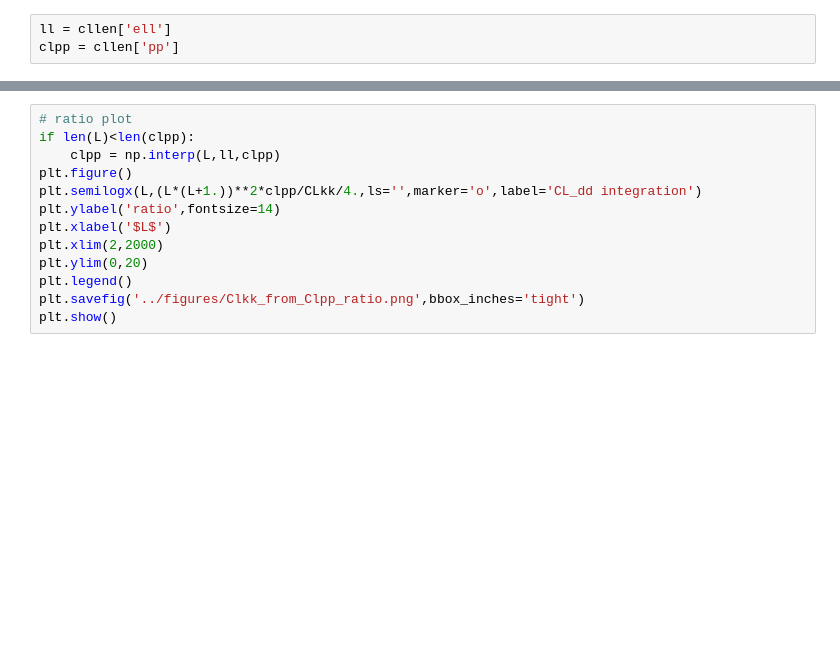
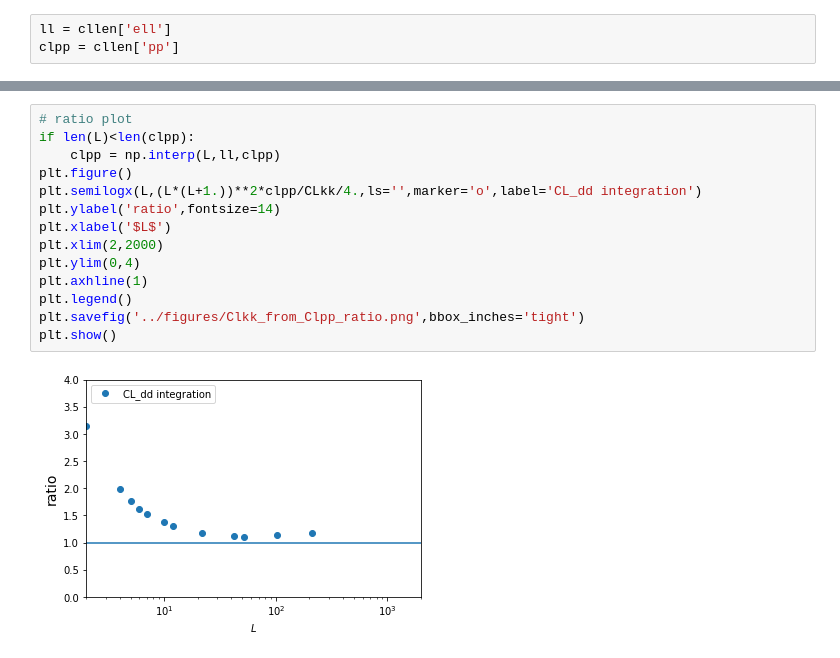
Before and after one commit to VMBoehm/postlimber, a Jupyter notebook: notebooks/IntegrateClpp.ipynb, the cells around one changed output, grey strips where cells are left out. Saved outputs shown, nothing was run; the diff lists cells and outputs as text; blank space fills up the shorter version.

```diff
--- a/notebooks/IntegrateClpp.ipynb
+++ b/notebooks/IntegrateClpp.ipynb
@@ -275,13 +329,16 @@ plt.show()
 # %%
 # ratio plot
 if len(L)<len(clpp):
     clpp = np.interp(L,ll,clpp)
 plt.figure()
 plt.semilogx(L,(L*(L+1.))**2*clpp/CLkk/4.,ls='',marker='o',label='CL_dd integration')
 plt.ylabel('ratio',fontsize=14)
 plt.xlabel('$L$')
 plt.xlim(2,2000)
-plt.ylim(0,20)
+plt.ylim(0,4)
+plt.axhline(1)
 plt.legend()
 plt.savefig('../figures/Clkk_from_Clpp_ratio.png',bbox_inches='tight')
 plt.show()
+# %% [output]
+[figure, added]
```
Also changed, not shown: parts of 11 cells of this notebook, 8 other files.
